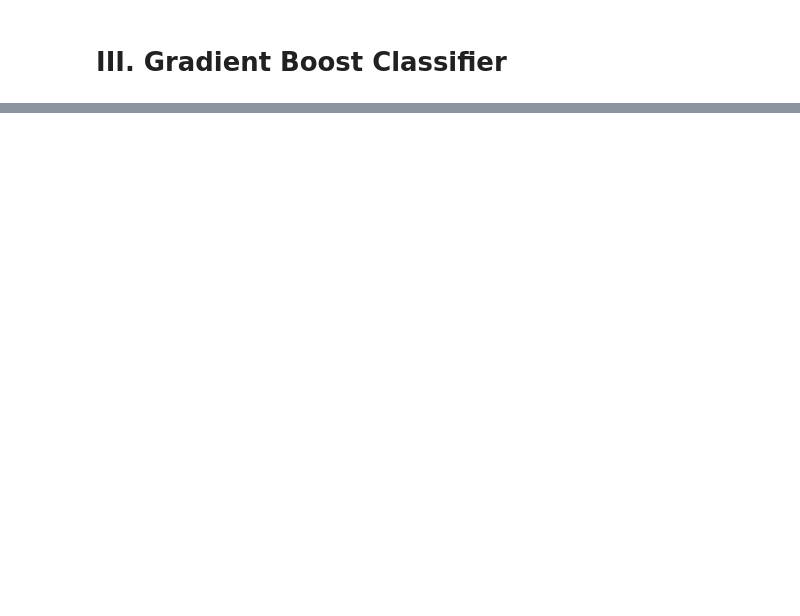
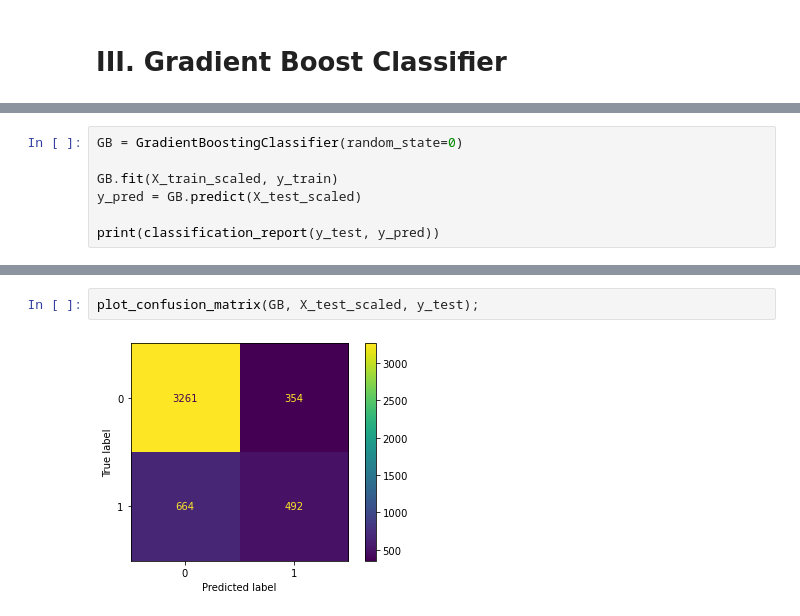
Before and after one commit to divzueri/Data-Science-Projects, a Jupyter notebook: HRAnalytics/notebooks/4_Modeling.ipynb, the cells around one changed output, grey strips where cells are left out. Saved outputs shown, nothing was run; the diff lists cells and outputs as text; blank space fills up the shorter version.

```diff
--- a/HRAnalytics/notebooks/4_Modeling.ipynb
+++ b/HRAnalytics/notebooks/4_Modeling.ipynb
@@ -81,0 +143,7 @@ print(accuracy_score(clf.predict(X_test), y_test))
+# %%
+GB = GradientBoostingClassifier(random_state=0)
+
+GB.fit(X_train_scaled, y_train)
+y_pred = GB.predict(X_test_scaled)
+
+print(classification_report(y_test, y_pred))
@@ -81,0 +159,4 @@ print(accuracy_score(clf.predict(X_test), y_test))
+# %%
+plot_confusion_matrix(GB, X_test_scaled, y_test);
+# %% [output]
+[figure, added]
```
Also changed, not shown: parts of 16 cells of this notebook.
